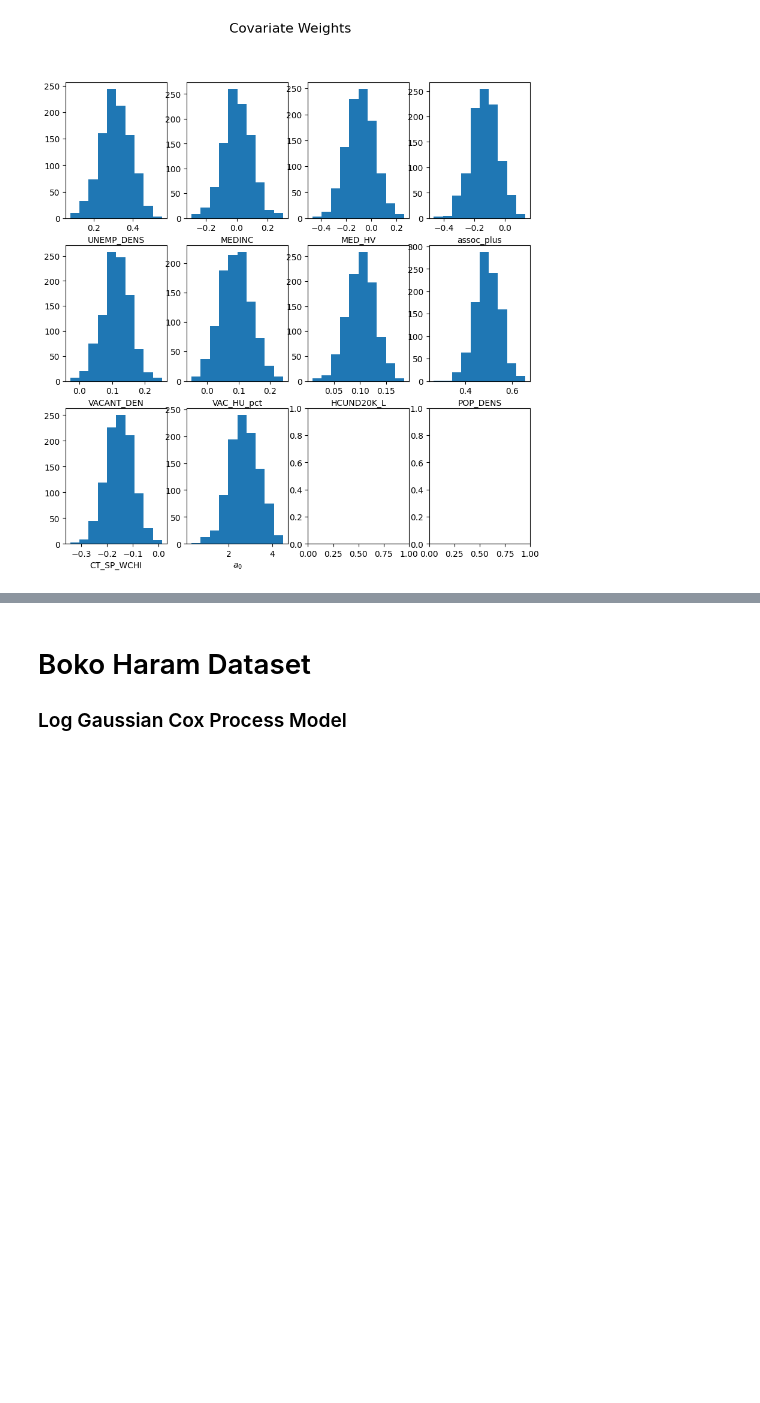
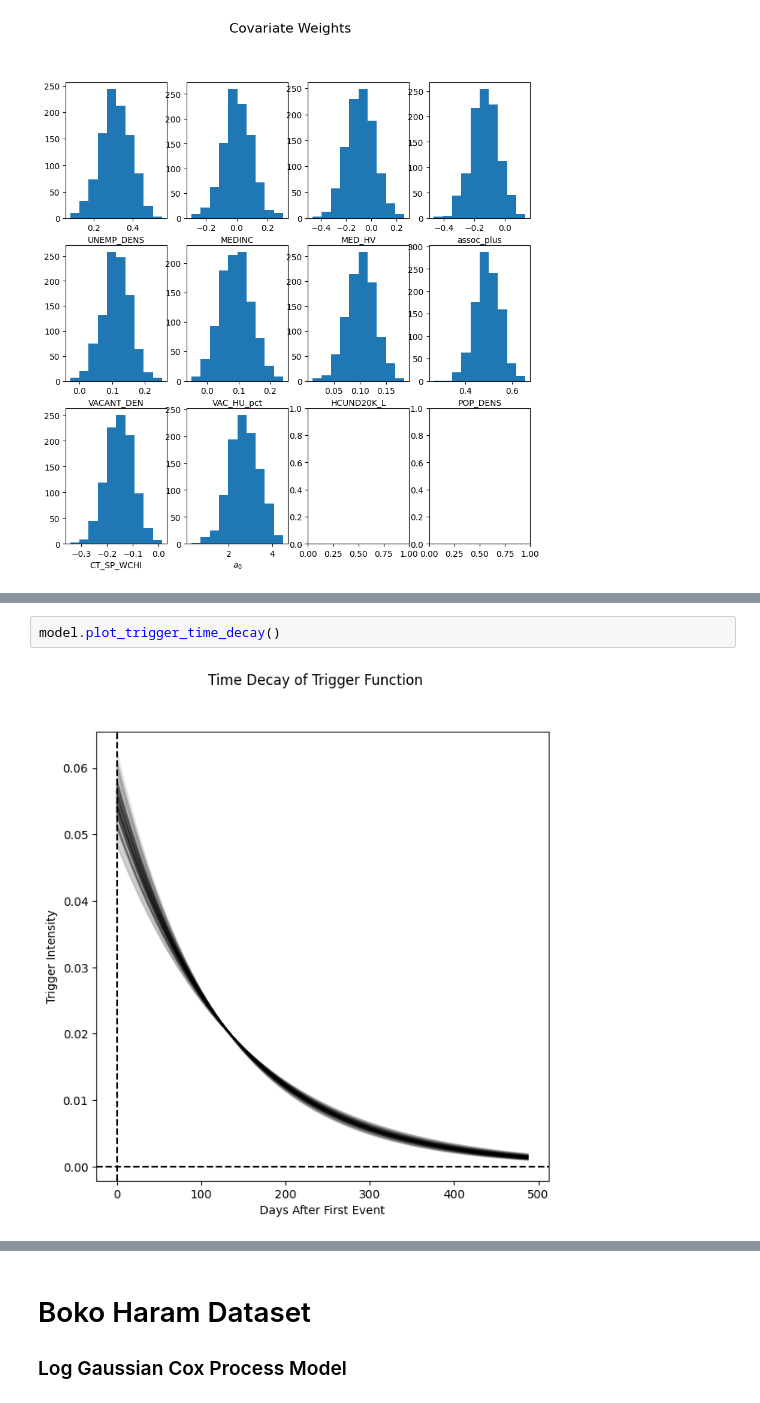
Before and after one commit to imanring/BSTPP, a Jupyter notebook: demo.ipynb, the cells around one changed output, grey strips where cells are left out. Saved outputs shown, nothing was run; the diff lists cells and outputs as text; blank space fills up the shorter version.

```diff
--- a/demo.ipynb
+++ b/demo.ipynb
@@ -77,0 +144,4 @@ model.cov_weight_post_summary()
+# %%
+model.plot_trigger_time_decay()
+# %% [output]
+[figure, added]
```
Also changed, not shown: parts of 13 cells of this notebook, 5 other files.
